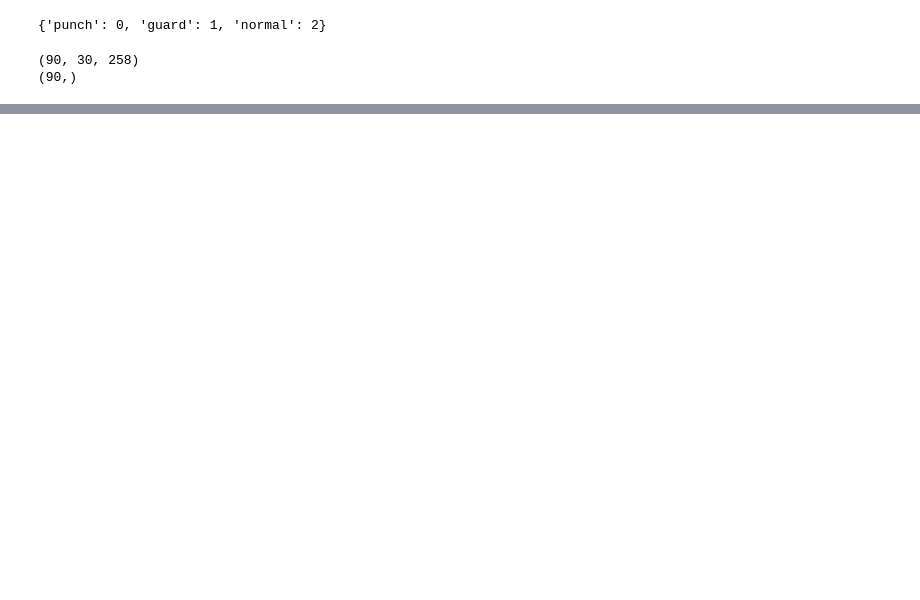
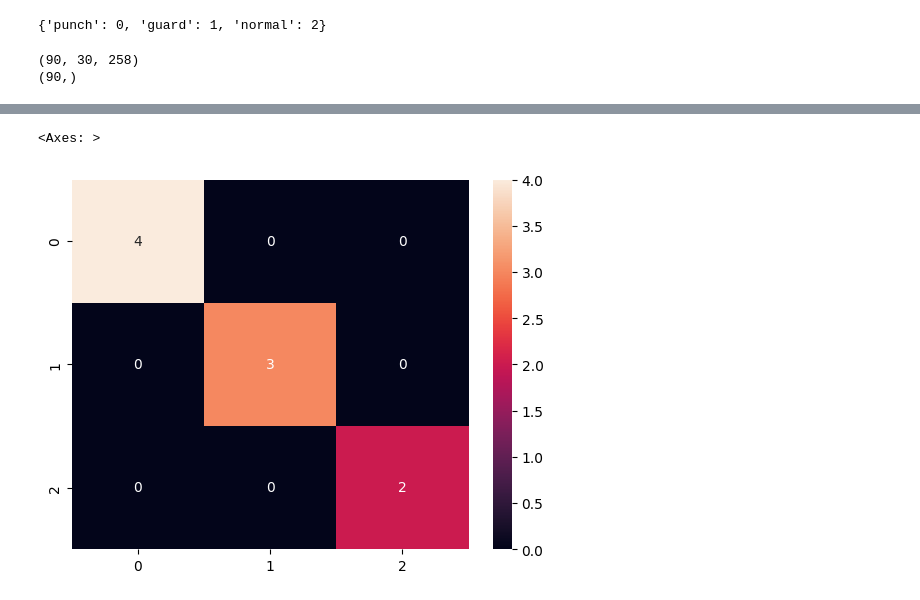
Before and after one commit to NiloofarAZAD/Human-Action-Recognition-Using-LSTM, a Jupyter notebook: Human_pose_Estimation_Medipipe_&_Activity_Recognition_LSTM.ipynb, the cells around one changed output, grey strips where cells are left out. Drawn from its saved outputs; the diff is of its cells as text; code cells hidden in the pictures; blank space fills up the shorter version.

```diff
--- a/Human_pose_Estimation_Medipipe_&_Activity_Recognition_LSTM.ipynb
+++ b/Human_pose_Estimation_Medipipe_&_Activity_Recognition_LSTM.ipynb
@@ -101,9 +107,6 @@ for action in actions:
         window = []
         for frame_num in range(vid_length):
             res = np.load(os.path.join(DATA_PATH, action, str(vid), "{}.npy".format(frame_num)))
-            res = cv2.resize(res,(256,256))
-            res = res/255.0 #normalization
-
             window.append(res)
         sequences.append(window)
         labels.append(label_map[action])
@@ -117,7 +120,7 @@ print(np.array(labels).shape)
 # dataset
 X = np.array(sequences)
 y = to_categorical(labels).astype(int)
-X_train, X_test, y_train, y_test = train_test_split(X, y, test_size=0.05, random_state=42)
+X_train, X_test, y_train, y_test = train_test_split(X, y, test_size=0.1, random_state=42)
 print('X_train shape: ', X_train.shape)
 print('y_train shape: ',y_train.shape)
 print('X_test shape: ',X_test.shape)
@@ -196,0 +243,8 @@ model.save('action.h5')
+# %%
+#Test  model
+my_Res_model = load_model('./Action_recognition_LSTM.model.h5', compile=False)
+
+predictions_Res = my_Res_model.predict(X_test)
+y_pred_Res=np.argmax(predictions_Res, axis=1)
+y_test_p = np.argmax(y_test, axis=1)
+print ("Accuracy = ", metrics.accuracy_score(y_test_p, y_pred_Res))
@@ -196,0 +254,7 @@ model.save('action.h5')
+# %%
+# confusion matrix
+cm=confusion_matrix(y_test_p, y_pred_Res)
+sns.heatmap(cm, annot=True)
+# %% [output]
+<Axes: >
+[figure, added]
```
Also changed, not shown: parts of 19 cells of this notebook.
